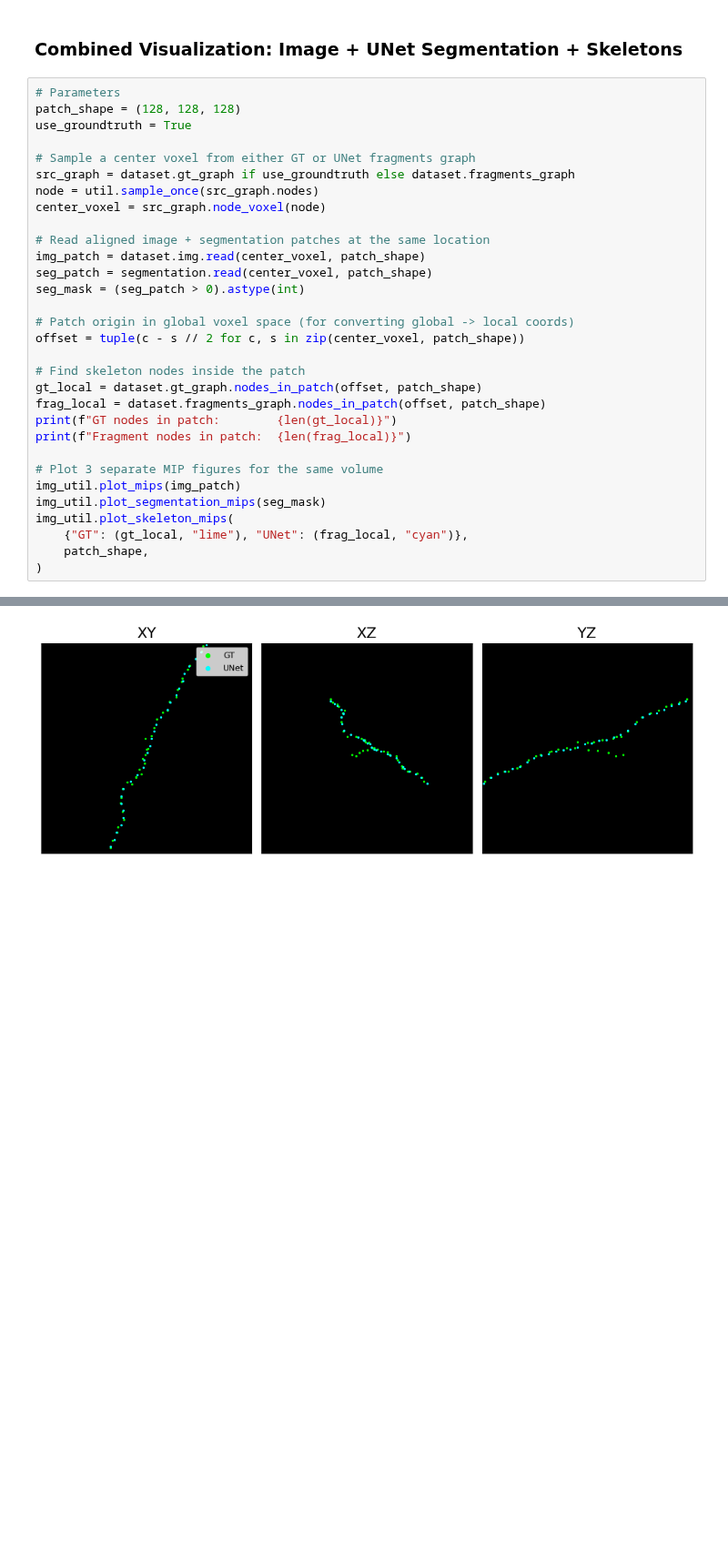
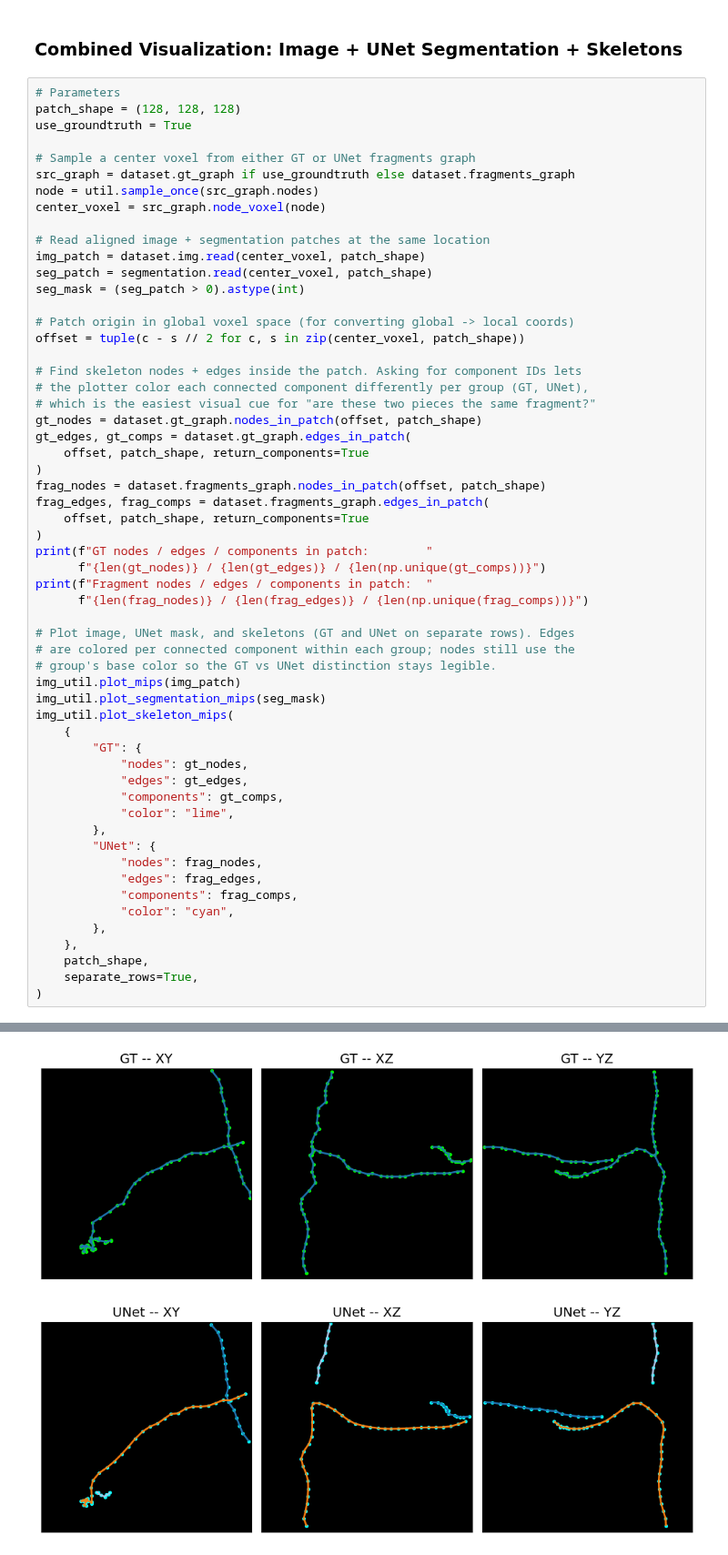
Before and after one commit to StevenZhang0116/exa-spim-agent, a Jupyter notebook: load_skeletons_from_cache.ipynb, the cells around one changed output, grey strips where cells are left out. Shown at 91% size. Drawn from its saved outputs; the diff is of its cells as text; blank space fills up the shorter version.

Commit message:
improve plotting of GT and UNet result

```diff
--- a/load_skeletons_from_cache.ipynb
+++ b/load_skeletons_from_cache.ipynb
@@ -105,17 +60,43 @@ seg_mask = (seg_patch > 0).astype(int)
 # Patch origin in global voxel space (for converting global -> local coords)
 offset = tuple(c - s // 2 for c, s in zip(center_voxel, patch_shape))
 
-# Find skeleton nodes inside the patch
-gt_local = dataset.gt_graph.nodes_in_patch(offset, patch_shape)
-frag_local = dataset.fragments_graph.nodes_in_patch(offset, patch_shape)
-print(f"GT nodes in patch:        {len(gt_local)}")
-print(f"Fragment nodes in patch:  {len(frag_local)}")
+# Find skeleton nodes + edges inside the patch. Asking for component IDs lets
+# the plotter color each connected component differently per group (GT, UNet),
+# which is the easiest visual cue for "are these two pieces the same fragment?"
+gt_nodes = dataset.gt_graph.nodes_in_patch(offset, patch_shape)
+gt_edges, gt_comps = dataset.gt_graph.edges_in_patch(
+    offset, patch_shape, return_components=True
+)
+frag_nodes = dataset.fragments_graph.nodes_in_patch(offset, patch_shape)
+frag_edges, frag_comps = dataset.fragments_graph.edges_in_patch(
+    offset, patch_shape, return_components=True
+)
+print(f"GT nodes / edges / components in patch:        "
+      f"{len(gt_nodes)} / {len(gt_edges)} / {len(np.unique(gt_comps))}")
+print(f"Fragment nodes / edges / components in patch:  "
+      f"{len(frag_nodes)} / {len(frag_edges)} / {len(np.unique(frag_comps))}")
 
-# Plot 3 separate MIP figures for the same volume
+# Plot image, UNet mask, and skeletons (GT and UNet on separate rows). Edges
+# are colored per connected component within each group; nodes still use the
+# group's base color so the GT vs UNet distinction stays legible.
 img_util.plot_mips(img_patch)
 img_util.plot_segmentation_mips(seg_mask)
 img_util.plot_skeleton_mips(
-    {"GT": (gt_local, "lime"), "UNet": (frag_local, "cyan")},
+    {
+        "GT": {
+            "nodes": gt_nodes,
+            "edges": gt_edges,
+            "components": gt_comps,
+            "color": "lime",
+        },
+        "UNet": {
+            "nodes": frag_nodes,
+            "edges": frag_edges,
+            "components": frag_comps,
+            "color": "cyan",
+        },
+    },
     patch_shape,
+    separate_rows=True,
 )
 # %% [output]
@@ -126 +107 @@ Fragment nodes in patch:  29
-[figure, old version]
+[figure, new version]
```
Also changed, not shown: parts of 3 cells of this notebook, 2 other files.
